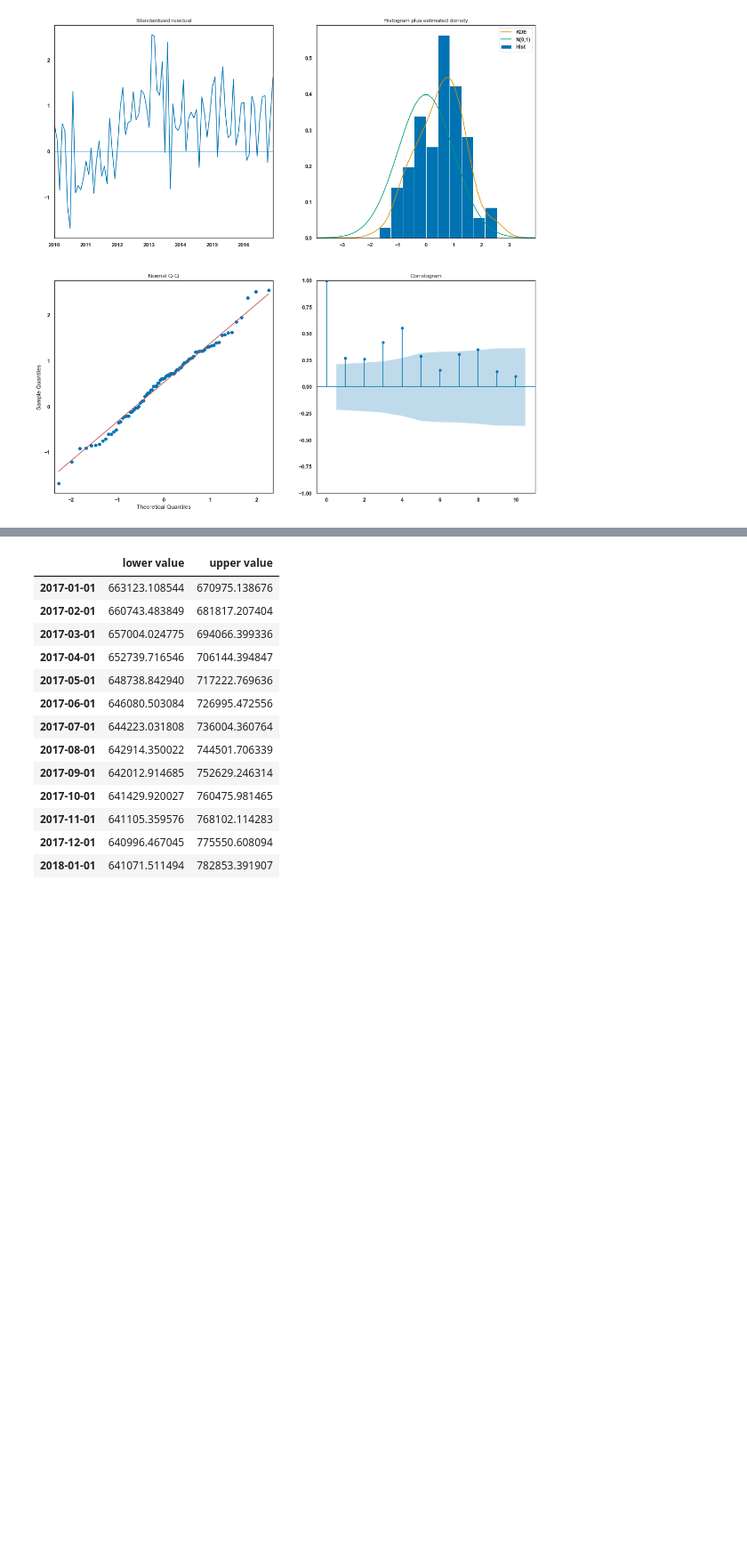
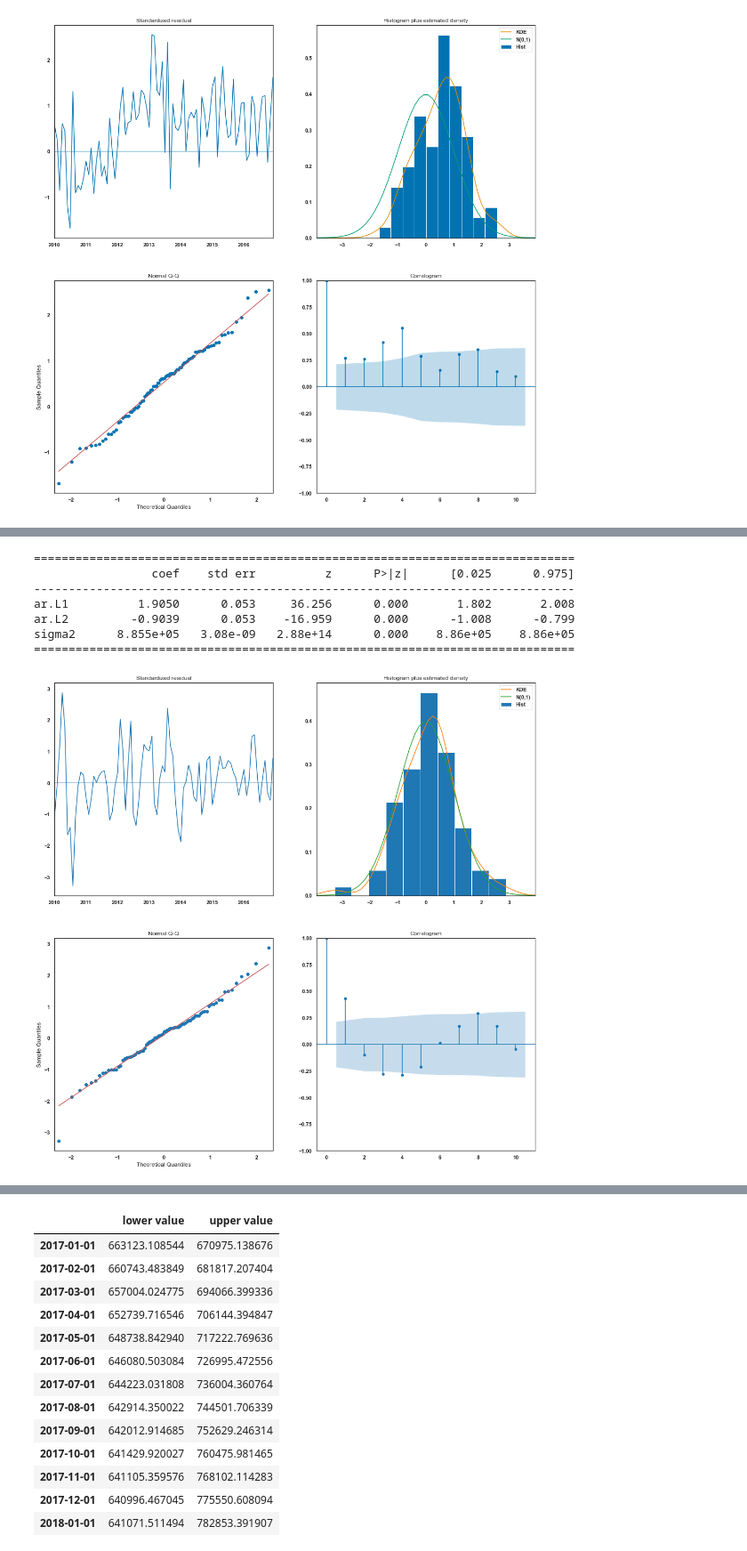
Before and after one commit to learn-co-curriculum/dsc-phase-4-choosing-a-dataset, a Jupyter notebook: time-series/Dan_main_notebook.ipynb, the cells around one changed output, grey strips where cells are left out. Shown at 89% size. Drawn from its saved outputs; the diff is of its cells as text; code cells hidden in the pictures; blank space fills up the shorter version.

```diff
--- a/time-series/Dan_main_notebook.ipynb
+++ b/time-series/Dan_main_notebook.ipynb
@@ -803,3 +804,20 @@ ma.L4          0.5376      0.739      0.728      0.467      -0.910       1.985
 sigma2      4.012e+06   1.61e-07   2.49e+13      0.000    4.01e+06    4.01e+06
 ==============================================================================
 [figure]
+# %%
+auto_model509 = pm.auto_arima(train509, start_p=0, start_q=0,
+                     test='adf',
+                     max_p=5, max_q=5,
+                     m=1,
+                     d=0,
+                     seasonal = True,
+                     start_P=0,start_Q=0,
+                     D=0,
+                     trace=True,
+                     error_action= 'ignore',
+                     suppress_warnings=True,
+                     stepwise=True,with_intercept=False)
+
+
+
+print(auto_model509.summary())
@@ -805,0 +912,24 @@ sigma2      4.012e+06   1.61e-07   2.49e+13      0.000    4.01e+06    4.01e+06
+# %%
+## MUST UPDATE ORDER AND SEASONAL ORDER EVERYTIME ANYTHING CHANGES WITH TRAINING / TEST
+
+ARIMA_MODEL509 = sm.tsa.statespace.sarimax.SARIMAX(train509,
+                                        order=(2,0,0),
+                                        seasonal_order=(0, 0, 0, 0),
+                                        enforce_stationarity=False,
+                                        enforce_invertibility=False)
+
+
+output509 = ARIMA_MODEL509.fit()
+
+print(output509.summary().tables[1])
+auto_model509.plot_diagnostics(figsize=(18,18))
+plt.show()
+# %% [output]
+==============================================================================
+                 coef    std err          z      P>|z|      [0.025      0.975]
+------------------------------------------------------------------------------
+ar.L1          1.9050      0.053     36.256      0.000       1.802       2.008
+ar.L2         -0.9039      0.053    -16.959      0.000      -1.008      -0.799
+sigma2      8.855e+05   3.08e-09   2.88e+14      0.000    8.86e+05    8.86e+05
+==============================================================================
+[figure, added]
```
Also changed, not shown: parts of 21 cells of this notebook.
